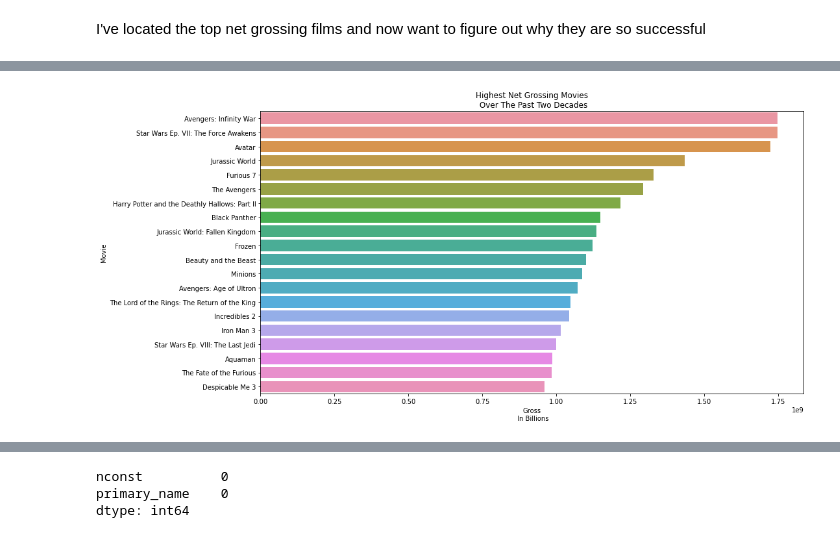
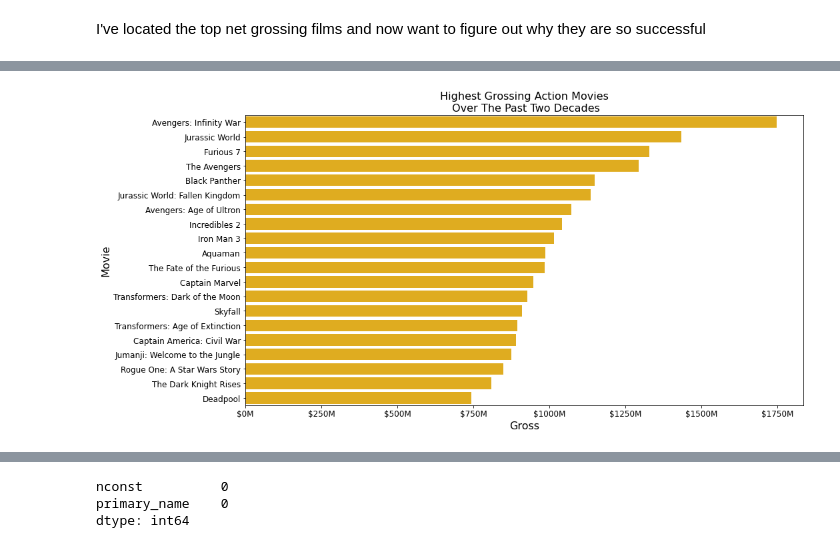
Before and after one commit to paul-lindquist/microsoft-studio-movie-analysis, a Jupyter notebook: data_parsing.ipynb, the cells around one changed output, grey strips where cells are left out. Cells and saved outputs as stored; diff of their text form; code cells hidden in the pictures.

```diff
--- a/data_parsing.ipynb
+++ b/data_parsing.ipynb
@@ -220,7 +252,8 @@ budgetdf['domestic_gross'] = budgetdf['domestic_gross'].astype(int)
 budgetdf['release_date'] = pd.to_datetime(budgetdf['release_date'])
 budgetdf = budgetdf[budgetdf['release_date'].dt.year >= 2001]
 budgetdf['total_net_gross'] = budgetdf['worldwide_gross'] - budgetdf['production_budget']
-highestgrossdf = budgetdf.sort_values(by='total_net_gross', ascending=False)
-highest20df = highestgrossdf.head(20)
+budgetandgenres = budgetdf.merge(genres, left_on=['movie'], right_on=['primary_title'])
+highestgrossdf = budgetandgenres.sort_values(by='total_net_gross', ascending=False)
+highest20df = highestactiondf.head(20)
 highest20df
 # %% [output]
@@ -244,11 +277,19 @@ highest20df
 # %%
+from matplotlib.ticker import FuncFormatter
+def millions(y, pos):
+    return '$%1.0fM' % (y*1e-6)
+
 fig, ax = plt.subplots(figsize=(15,8))
-sns.barplot(y = highest20df['movie'], x = highest20df['total_net_gross'])
-ax.set_title('Highest Net Grossing Movies\n Over The Past Two Decades')
-ax.set_xlabel('Gross\n In Billions')
-ax.set_ylabel('Movie');
+sns.barplot(y = highest20df['movie'], x = highest20df['total_net_gross'], color='#ffbb00')
+ax.set_title('Highest Grossing Action Movies\n Over The Past Two Decades', fontsize= 16)
+ax.set_xlabel('Gross', fontsize= 16)
+ax.set_ylabel('Movie', fontsize= 16)
+formatter = FuncFormatter(millions)
+ax.xaxis.set_major_formatter(formatter)
+plt.xticks(fontsize=12)
+plt.yticks(fontsize=12);
 # %% [output]
-[figure, old version]
+[figure, new version]
 # %%
 namesdf
 # %% [output]
```
Also changed, not shown: parts of 40 cells of this notebook.
